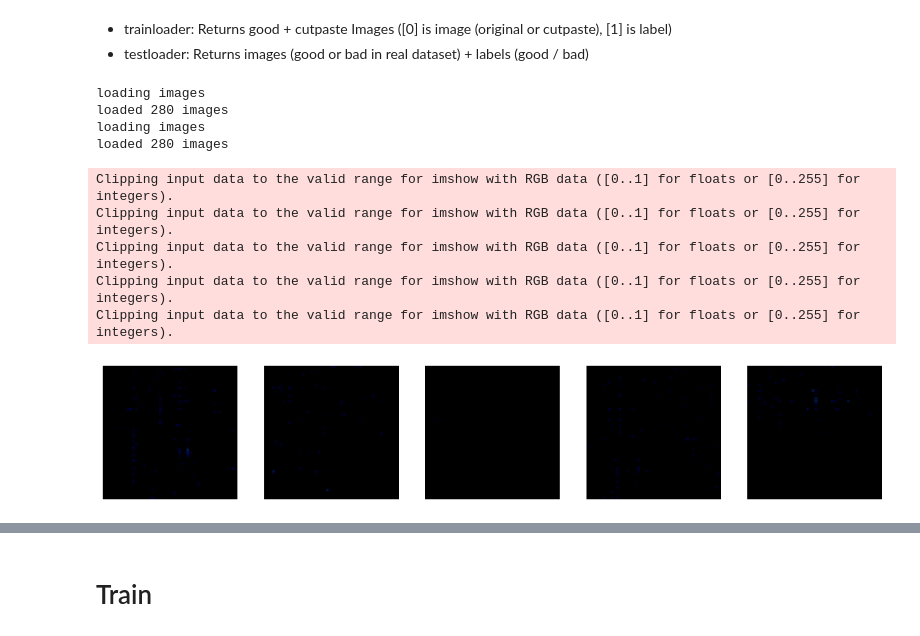
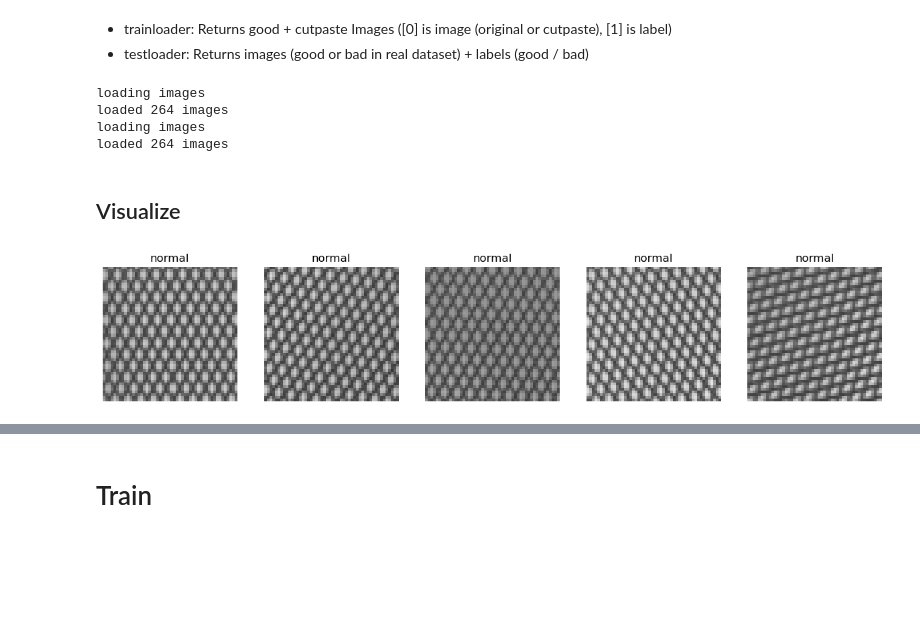
Before and after one commit to yaldashbz/pytorch-cutpaste, a Jupyter notebook: cutpaste_train.ipynb, the cells around one changed output, grey strips where cells are left out. Drawn from its saved outputs; the diff is of its cells as text; code cells hidden in the pictures; blank space fills up the shorter version.

```diff
--- a/cutpaste_train.ipynb
+++ b/cutpaste_train.ipynb
@@ -35,7 +56,7 @@ class Args:
         self.workers = 8
         self.root_dir = '/sinergia/shabanza/datasets/mvtec'
         self.head_layer = 2
-        self.data_type = 'carpet'
+        self.data_type = 'grid'
         self.learninig_rate = 0.03
         self.epochs = 256
         self.pretrained = True
@@ -61,20 +82,21 @@ def get_ds_transforms(args) -> List[transforms.Compose]:
 
     after_cutpaste_transform = transforms.Compose([
         transforms.ToTensor(),
-        transforms.Normalize(mean=[0.485, 0.456, 0.406], std=[0.229, 0.224, 0.225])
+        # transforms.Normalize(mean=[0.485, 0.456, 0.406], std=[0.229, 0.224, 0.225])
     ])
 
     train_cutpaste_transform = deepcopy(train_transform)
     train_cutpaste_transform.transforms.append(args.cutpate_type(transform=after_cutpaste_transform))
     train_transform.transforms.extend([
         transforms.ToTensor(),
-        transforms.Normalize(mean=[0.485, 0.456, 0.406], std=[0.229, 0.224, 0.225])
+        # transforms.Normalize(mean=[0.485, 0.456, 0.406], std=[0.229, 0.224, 0.225])
     ])
 
     test_transform = transforms.Compose([
         transforms.Resize((args.size, args.size)),
+        # transforms.CenterCrop(224),
         transforms.ToTensor(),
-        transforms.Normalize(mean=[0.485, 0.456, 0.406], std=[0.229, 0.224, 0.225])
+        # transforms.Normalize(mean=[0.485, 0.456, 0.406], std=[0.229, 0.224, 0.225])
     ])
 
     return train_transform, train_cutpaste_transform, test_transform
@@ -112,21 +134,23 @@ def get_dataloaders(args) -> List[DataLoader]:
 train_dataloader, train_dataloader_normal, test_dataloader = get_dataloaders(args)
 # %% [output]
 loading images
-loaded 280 images
+loaded 264 images
 loading images
-loaded 280 images
+loaded 264 images
+# %% [markdown]
+## Visualize
 # %%
-def visualize(sample_images):
+def visualize(sample_images, labels):
     # Convert the tensor to numpy array
     sample_images_np = sample_images.numpy()
 
     # Reshape the tensor to [num_samples, 256, 256, 3] for visualization
     sample_images_np = sample_images_np.transpose(0, 2, 3, 1)
 
-    # Plot the sample images
-    fig, axes = plt.subplots(1, sample_images_np.shape[0], figsize=(15, 3))
+    _, axes = plt.subplots(1, sample_images_np.shape[0], figsize=(15, 3))
     for i, ax in enumerate(axes):
         ax.imshow(sample_images_np[i])
+        ax.set_title('anomal' if labels[i] else 'normal')
         ax.axis('off')
 
     plt.show()
@@ -136,16 +160,10 @@ sample_indices = torch.randperm(args.batch_size)[:num_samples]
 # %%
 # visualize normal
 
-batch = next(iter(train_dataloader_normal))[0]
-sample_images = batch[sample_indices]
-visualize(sample_images)
+images, labels = next(iter(train_dataloader_normal))
+visualize(images[sample_indices], labels[sample_indices])
 # %% [output]
-Clipping input data to the valid range for imshow with RGB data ([0..1] for floats or [0..255] for integers).
-Clipping input data to the valid range for imshow with RGB data ([0..1] for floats or [0..255] for integers).
-Clipping input data to the valid range for imshow with RGB data ([0..1] for floats or [0..255] for integers).
-Clipping input data to the valid range for imshow with RGB data ([0..1] for floats or [0..255] for integers).
-Clipping input data to the valid range for imshow with RGB data ([0..1] for floats or [0..255] for integers).
-[figure, old version]
+[figure, new version]
 # %%
 # visualize normal + cutpaste
 
```
Also changed, not shown: parts of 30 cells of this notebook, 1 other file.
